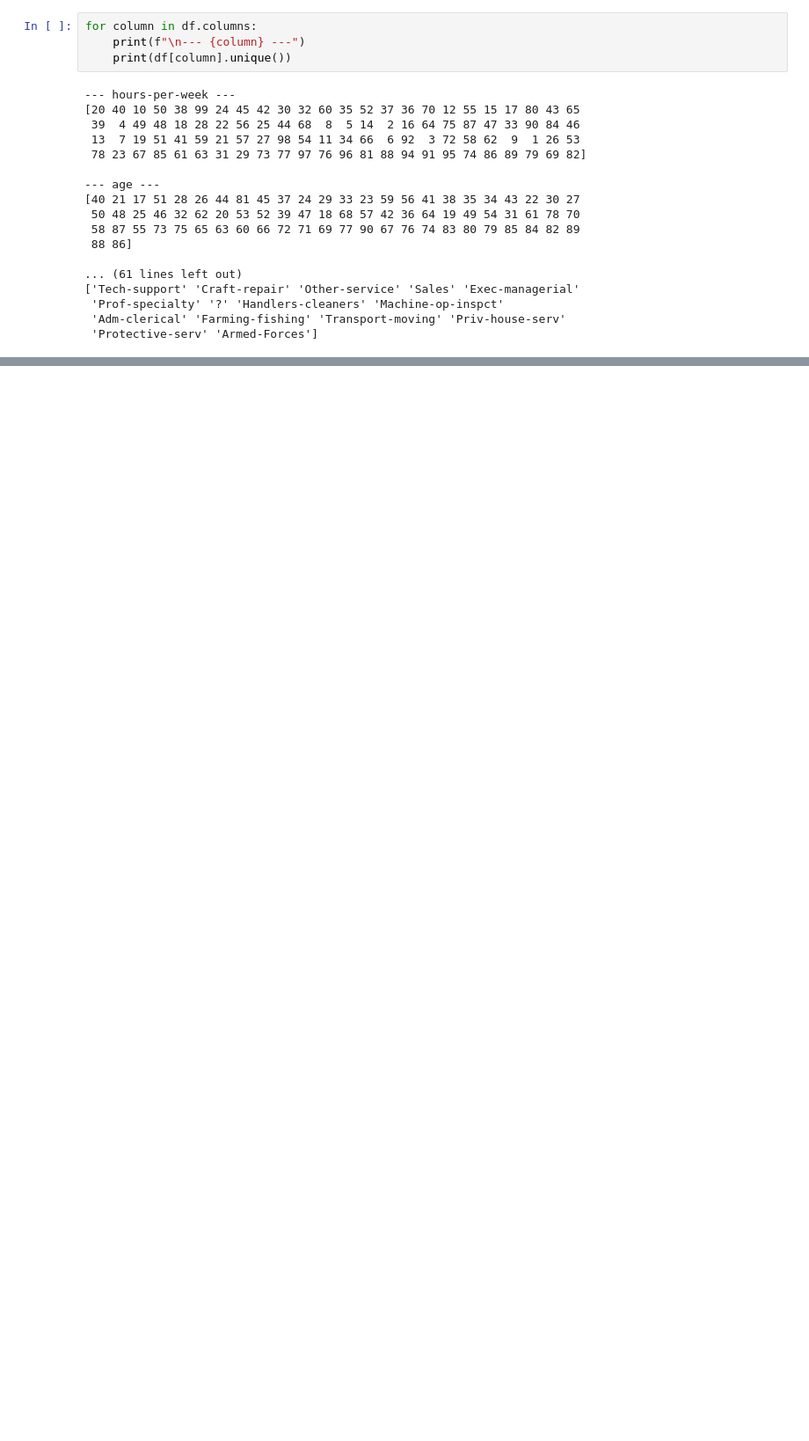
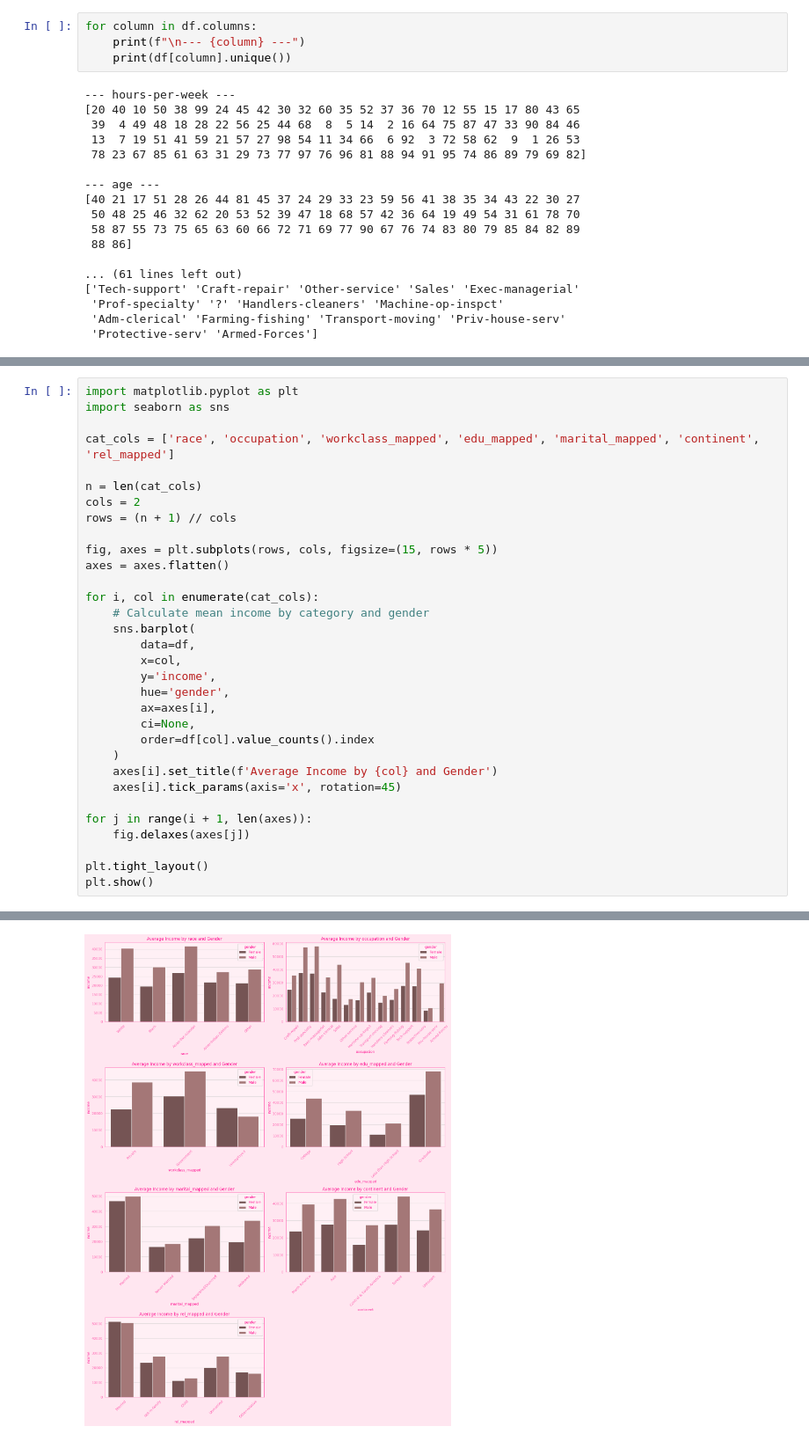
Before and after one commit to Jagoda222/HCML_2, a Jupyter notebook: Jagoda.ipynb, the cells around one changed output, grey strips where cells are left out. Shown at 88% size. Drawn from its saved outputs; the diff is of its cells as text; blank space fills up the shorter version.

```diff
--- a/Jagoda.ipynb
+++ b/Jagoda.ipynb
@@ -319,0 +277,33 @@ plt.show()
+# %%
+import matplotlib.pyplot as plt
+import seaborn as sns
+
+cat_cols = ['race', 'occupation', 'workclass_mapped', 'edu_mapped', 'marital_mapped', 'continent', 'rel_mapped']
+
+n = len(cat_cols)
+cols = 2
+rows = (n + 1) // cols
+
+fig, axes = plt.subplots(rows, cols, figsize=(15, rows * 5))
+axes = axes.flatten()
+
+for i, col in enumerate(cat_cols):
+    # Calculate mean income by category and gender
+    sns.barplot(
+        data=df,
+        x=col,
+        y='income',
+        hue='gender',
+        ax=axes[i],
+        ci=None,
+        order=df[col].value_counts().index
+    )
+    axes[i].set_title(f'Average Income by {col} and Gender')
+    axes[i].tick_params(axis='x', rotation=45)
+
+for j in range(i + 1, len(axes)):
+    fig.delaxes(axes[j])
+
+plt.tight_layout()
+plt.show()
+# %% [output]
@@ -319,0 +329 @@ plt.show()
+[figure, added]
```
Also changed, not shown: parts of 30 cells of this notebook.
